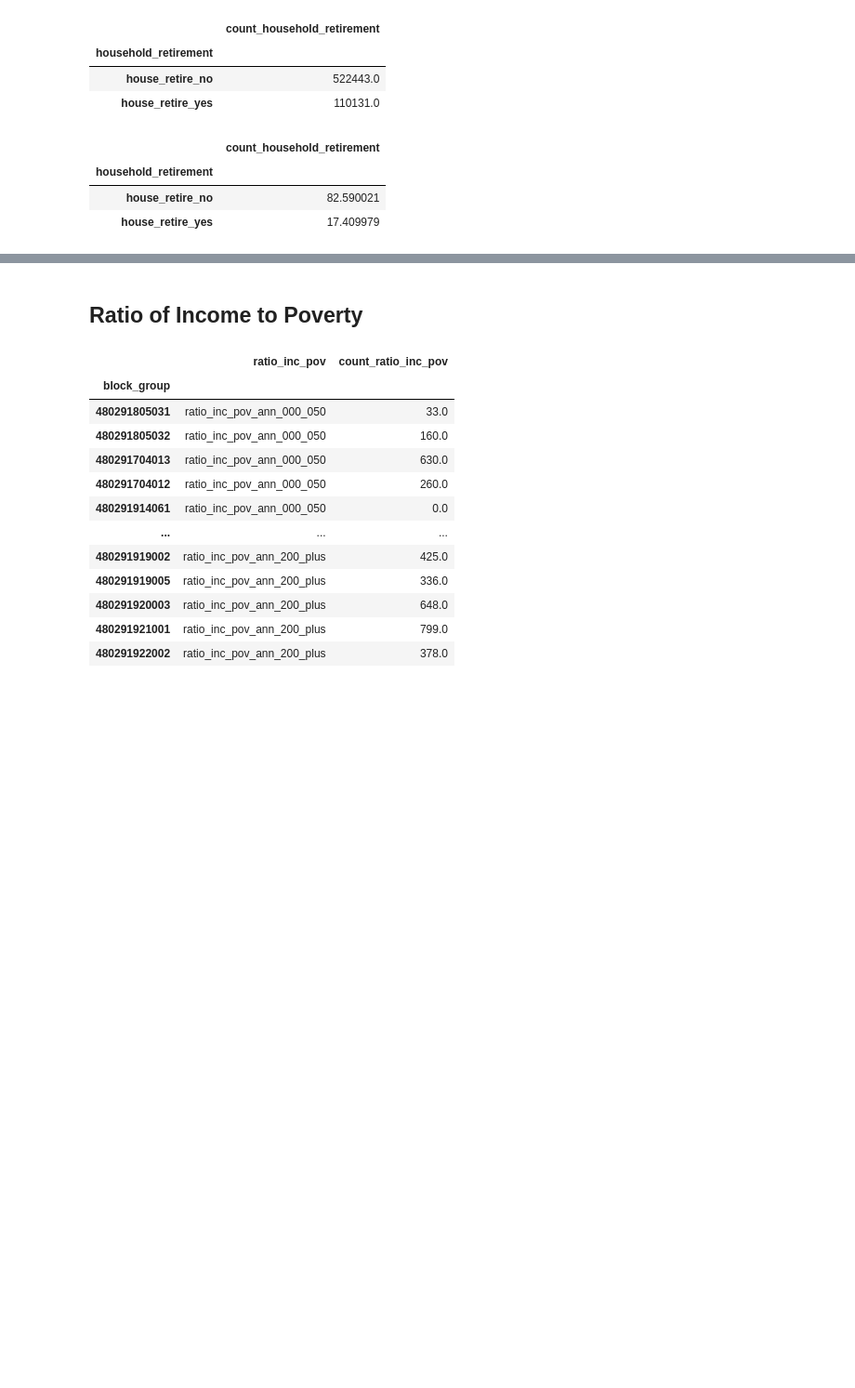
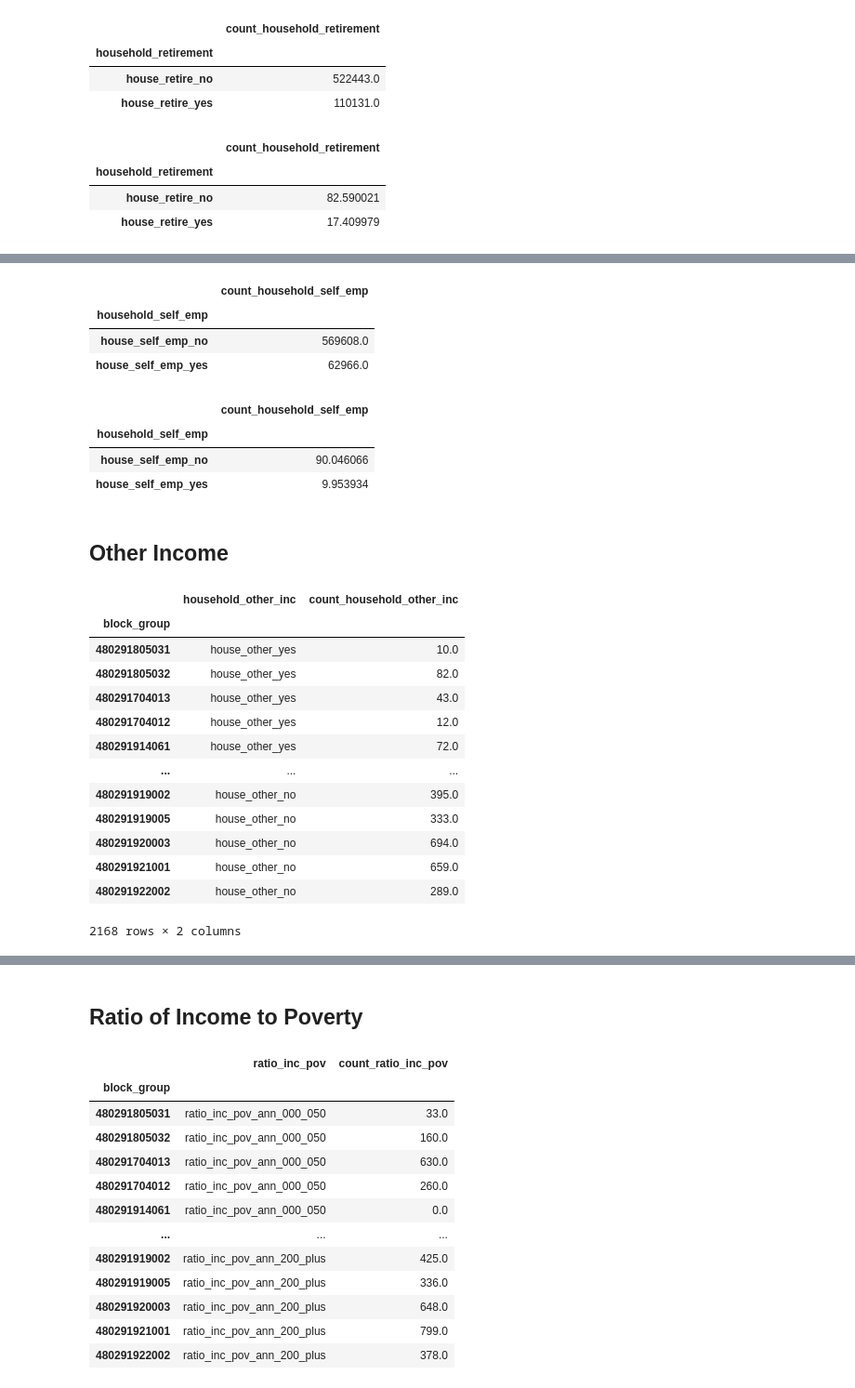
Before and after one commit to VIA-Transit-Rules/VIA_project, a Jupyter notebook: Sean/census_melt_income_poverty_gvt_assist.ipynb, the cells around one changed output, grey strips where cells are left out. Shown at 93% size. Drawn from its saved outputs; the diff is of its cells as text; code cells hidden in the pictures; blank space fills up the shorter version.

```diff
--- a/Sean/census_melt_income_poverty_gvt_assist.ipynb
+++ b/Sean/census_melt_income_poverty_gvt_assist.ipynb
@@ -527,0 +608,36 @@ df_total_retire.sort_values(by = 'count_household_retirement', ascending = False
+# %%
+df_total_self_emp = df_self_emp.groupby('household_self_emp').sum()
+df_total_self_emp.sort_values(by = 'count_household_self_emp', ascending = False)
+# %% [output]
+|  | count_household_self_emp |
+| household_self_emp |  |
+| house_self_emp_no | 569608.0 |
+| house_self_emp_yes | 62966.0 |
+# %%
+df_total_self_emp = df_total_self_emp.apply(lambda x: x/x.sum())*100
+df_total_self_emp.sort_values(by = 'count_household_self_emp', ascending = False)
+# %% [output]
+|  | count_household_self_emp |
+| household_self_emp |  |
+| house_self_emp_no | 90.046066 |
+| house_self_emp_yes | 9.953934 |
+# %% [markdown]
+## Other Income
+# %%
+df_other_inc = pd.read_csv('../data_files/census_data/census_melt_files/household_other_inc.csv', index_col = 0)
+df_other_inc
+# %% [output]
+|  | household_other_inc | count_household_other_inc |
+| block_group |  |  |
+| 480291805031 | house_other_yes | 10.0 |
+| 480291805032 | house_other_yes | 82.0 |
+| 480291704013 | house_other_yes | 43.0 |
+| 480291704012 | house_other_yes | 12.0 |
+| 480291914061 | house_other_yes | 72.0 |
+| ... | ... | ... |
+| 480291919002 | house_other_no | 395.0 |
+| 480291919005 | house_other_no | 333.0 |
+| 480291920003 | house_other_no | 694.0 |
+| 480291921001 | house_other_no | 659.0 |
+| 480291922002 | house_other_no | 289.0 |
+2168 rows × 2 columns
```
Also changed, not shown: parts of 11 cells of this notebook.
